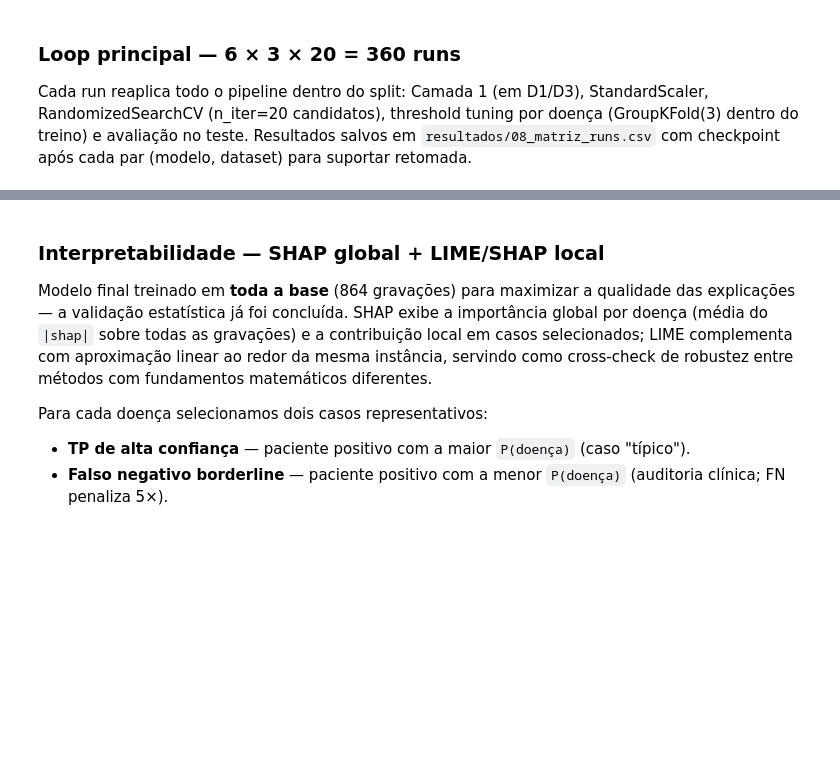
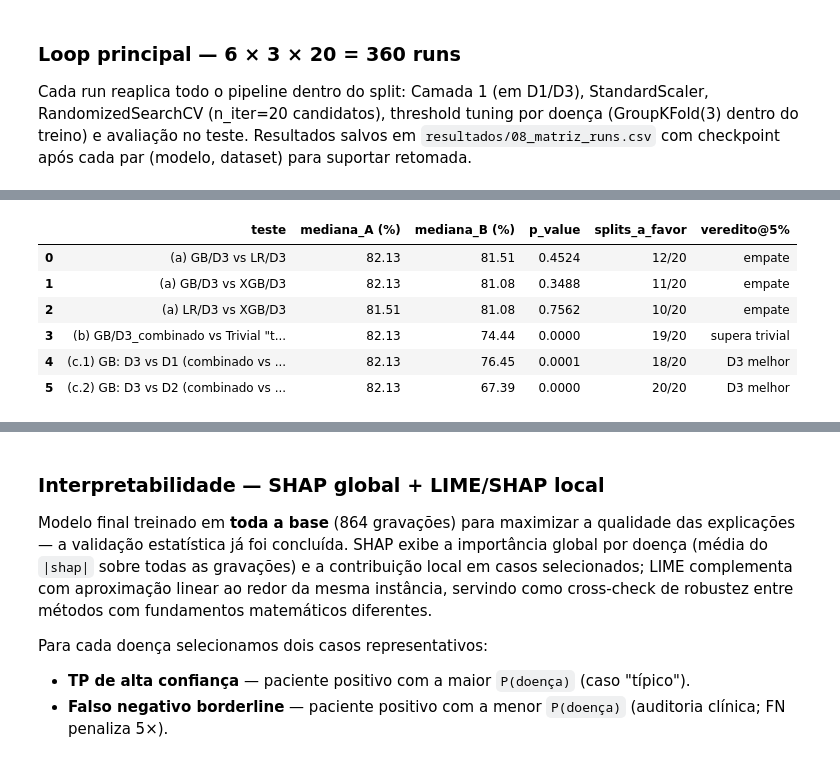
Before and after one commit to gustavocmiranda/TCC, a Jupyter notebook: projeto.ipynb, the cells around one changed output, grey strips where cells are left out. Drawn from its saved outputs; the diff is of its cells as text; code cells hidden in the pictures; blank space fills up the shorter version.

Commit message:
matriz finalizada

```diff
--- a/projeto.ipynb
+++ b/projeto.ipynb
@@ -579,7 +593,7 @@ MODELOS = {
 }
 
 N_ITER_RS = 20
-N_SPLITS = 3   # SMOKE TEST: trocar para 20 para a rodada definitiva
+N_SPLITS = 20   # SMOKE TEST: trocar para 20 para a rodada definitiva
 SEED_INICIAL = 100
 
 # ===== Helper: baseline trivial =====
@@ -776,14 +808,22 @@ for col in matriz_mediana.columns:
 print('Matriz cruzada — mediana do score clínico macro (%) ao longo dos 20 splits')
 display(styler_mtx)
 
-# Identifica vencedor global e 2º colocado
+# Identifica vencedor global, 2º colocado e top-3 em D3 (finalistas para desempate)
 flat = matriz_mediana.stack().sort_values(ascending=False)
 modelo_vencedor, dataset_vencedor = flat.index[0]
 modelo_segundo,  dataset_segundo  = flat.index[1]
 
-print(f'\nVencedor global : {modelo_vencedor} em {dataset_vencedor} '
+TOP3_D3 = (matriz_mediana['D3_combinado']
+           .sort_values(ascending=False)
+           .head(3)
+           .index.tolist())
+
+print(f'\nVencedor nominal : {modelo_vencedor} em {dataset_vencedor} '
       f'(mediana = {flat.iloc[0]:.2f}%)')
-print(f'2º colocado     : {modelo_segundo} em {dataset_segundo} '
+print(f'2º colocado      : {modelo_segundo} em {dataset_segundo} '
       f'(mediana = {flat.iloc[1]:.2f}%)')
+print(f'\nTop-3 em D3 (finalistas Wilcoxon pareado):')
+for m in TOP3_D3:
+    print(f'  {m:4s}: mediana D3 = {matriz_mediana.loc[m, "D3_combinado"]:.2f}%')
 
 matriz_mediana.to_csv('resultados/08_matriz_mediana_score_clinico.csv')
@@ -794,8 +857,10 @@ Quatro testes pareados sobre os 20 splits, ao nível de significância 5%: o ven
 # %%
 # --- Bateria de Wilcoxon pareado pós-matriz ---
-# (a) vencedor global vs 2º colocado global
-# (b) vencedor global vs baseline trivial "tudo positivo"
-# (c) no modelo vencedor: D1 vs D3 e D2 vs D3 (perguntas de pesquisa)
+# (a) pairwise entre os 3 melhores modelos em D3 (finalistas)
+# (b) vencedor nominal vs baseline trivial "tudo positivo"
+# (c) no vencedor nominal: D1 vs D3 e D2 vs D3 (perguntas de pesquisa)
+from itertools import combinations
+
 
 def _serie(modelo, dataset):
     """Retorna o vetor de 20 scores macro (em %) ordenados por seed."""
@@ -824,25 +889,30 @@ def _baseline_trivial():
 
 
 trivial_scores = _baseline_trivial()
+series_top3 = {m: _serie(m, 'D3_combinado') for m in TOP3_D3}
 venc_scores = _serie(modelo_vencedor, dataset_vencedor)
-seg_scores  = _serie(modelo_segundo, dataset_segundo)
 
 linhas_w = []
 
-# (a) vencedor vs 2º
-stat, pval = wilcoxon(venc_scores, seg_scores)
-favor = int((venc_scores > seg_scores).sum())
-linhas_w.append({
-    'teste': f'(a) {modelo_vencedor}/{dataset_vencedor} vs {modelo_segundo}/{dataset_segundo}',
-    'mediana_A (%)': round(float(np.median(venc_scores)), 2),
-    'mediana_B (%)': round(float(np.median(seg_scores)), 2),
-    'p_value': round(float(pval), 4),
-    'splits_a_favor': f'{favor}/{N_SPLITS}',
-    'veredito@5%': 'A vence' if pval < 0.05 and venc_scores.mean() > seg_scores.mean()
-                   else ('B vence' if pval < 0.05 else 'empate'),
-})
+# (a) Pairwise entre os 3 melhores em D3
+for mA, mB in combinations(TOP3_D3, 2):
+    a, b = series_top3[mA], series_top3[mB]
+    stat, pval = wilcoxon(a, b)
+    favor = int((a > b).sum())
+    if pval < 0.05:
+        veredito = f'{mA} vence' if a.mean() > b.mean() else f'{mB} vence'
+    else:
+        veredito = 'empate'
+    linhas_w.append({
+        'teste': f'(a) {mA}/D3 vs {mB}/D3',
+        'mediana_A (%)': round(float(np.median(a)), 2),
+        'mediana_B (%)': round(float(np.median(b)), 2),
+        'p_value': round(float(pval), 4),
+        'splits_a_favor': f'{favor}/{N_SPLITS}',
+        'veredito@5%': veredito,
+    })
 
-# (b) vencedor vs trivial
+# (b) Vencedor nominal vs trivial
 stat, pval = wilcoxon(venc_scores, trivial_scores)
 favor = int((venc_scores > trivial_scores).sum())
 linhas_w.append({
@@ -855,7 +925,7 @@ linhas_w.append({
                    else 'não supera',
 })
 
-# (c) D3 vs D1 e D3 vs D2 no modelo vencedor
+# (c) D3 vs D1 e D3 vs D2 no modelo vencedor nominal
 d1 = _serie(modelo_vencedor, 'D1_ausculta')
 d2 = _serie(modelo_vencedor, 'D2_demograficas')
 d3 = _serie(modelo_vencedor, 'D3_combinado')
@@ -876,43 +946,51 @@ stat, pval = wilcoxon(d3, d2)
 favor = int((d3 > d2).sum())
 linhas_w.append({
     'teste': f'(c.2) {modelo_vencedor}: D3 vs D2 (combinado vs demográficas)',
     'mediana_A (%)': round(float(np.median(d3)), 2),
     'mediana_B (%)': round(float(np.median(d2)), 2),
     'p_value': round(float(pval), 4),
     'splits_a_favor': f'{favor}/{N_SPLITS}',
     'veredito@5%': 'D3 melhor' if pval < 0.05 and d3.mean() > d2.mean()
                    else ('D2 melhor' if pval < 0.05 else 'empate'),
 })
 
 df_wilcoxon = pd.DataFrame(linhas_w)
 df_wilcoxon.to_csv('resultados/08_wilcoxon_pos_matriz.csv', index=False)
 display(df_wilcoxon)
 
 # Parágrafo interpretativo
 print('\n=== Interpretação ===')
-print(f'O modelo vencedor da matriz é {modelo_vencedor} em {dataset_vencedor} '
-      f'(mediana {float(np.median(venc_scores)):.2f}%).')
 
-va = df_wilcoxon.iloc[0]['veredito@5%']
-print(f'(a) vs 2º colocado: {va} '
-      f'(p={df_wilcoxon.iloc[0]["p_value"]}). '
-      + ('Vantagem formal sobre o 2º colocado.' if va == 'A vence'
-         else 'Sem distinção formal — considerar parsimônia / interpretabilidade na escolha final.'))
+# Bloco (a): pairwise top-3
+vereditos_a = [linha['veredito@5%'] for linha in linhas_w[:3]]
+todos_empate_a = all(v == 'empate' for v in vereditos_a)
+print(f'(a) Pairwise top-3 em D3: ' +
+      ('empate técnico nos três pares → decisão por desempate via diagnóstico por doença.'
+       if todos_empate_a else
+       f'pelo menos um par com diferença significativa → vereditos: {vereditos_a}'))
 
-vb = df_wilcoxon.iloc[1]['veredito@5%']
+vb = df_wilcoxon.iloc[3]['veredito@5%']
 print(f'(b) vs Trivial: {vb} '
-      f'(p={df_wilcoxon.iloc[1]["p_value"]}). '
+      f'(p={df_wilcoxon.iloc[3]["p_value"]}). '
       + ('O vencedor extrai sinal real do dado.' if vb == 'supera trivial'
          else 'ALERTA: vencedor NÃO supera baseline trivial — pipeline pode não estar capturando sinal.'))
 
-vc1 = df_wilcoxon.iloc[2]['veredito@5%']
+vc1 = df_wilcoxon.iloc[4]['veredito@5%']
 print(f'(c.1) D3 vs D1: {vc1} '
-      f'(p={df_wilcoxon.iloc[2]["p_value"]}). '
+      f'(p={df_wilcoxon.iloc[4]["p_value"]}). '
       + ('A combinação áudio+demografia melhora vs ausculta isolada.' if vc1 == 'D3 melhor'
          else 'Ausculta sozinha já carrega a maior parte do sinal.'))
 
-vc2 = df_wilcoxon.iloc[3]['veredito@5%']
+vc2 = df_wilcoxon.iloc[5]['veredito@5%']
 print(f'(c.2) D3 vs D2: {vc2} '
-      f'(p={df_wilcoxon.iloc[3]["p_value"]}). '
+      f'(p={df_wilcoxon.iloc[5]["p_value"]}). '
       + ('Demografia isolada é insuficiente; ausculta é necessária.' if vc2 == 'D3 melhor'
          else 'Demografia já compete com áudio combinado — investigar overfitting / variáveis confusas.'))
+# %% [output]
+|  | teste | mediana_A (%) | mediana_B (%) | p_value | splits_a_favor | veredito@5% |
+| 0 | (a) GB/D3 vs LR/D3 | 82.13 | 81.51 | 0.4524 | 12/20 | empate |
+| 1 | (a) GB/D3 vs XGB/D3 | 82.13 | 81.08 | 0.3488 | 11/20 | empate |
+| 2 | (a) LR/D3 vs XGB/D3 | 81.51 | 81.08 | 0.7562 | 10/20 | empate |
+| 3 | (b) GB/D3_combinado vs Trivial "t... | 82.13 | 74.44 | 0.0000 | 19/20 | supera trivial |
+| 4 | (c.1) GB: D3 vs D1 (combinado vs ... | 82.13 | 76.45 | 0.0001 | 18/20 | D3 melhor |
+| 5 | (c.2) GB: D3 vs D2 (combinado vs ... | 82.13 | 67.39 | 0.0000 | 20/20 | D3 melhor |
```
Also changed, not shown: parts of 12 cells of this notebook.
